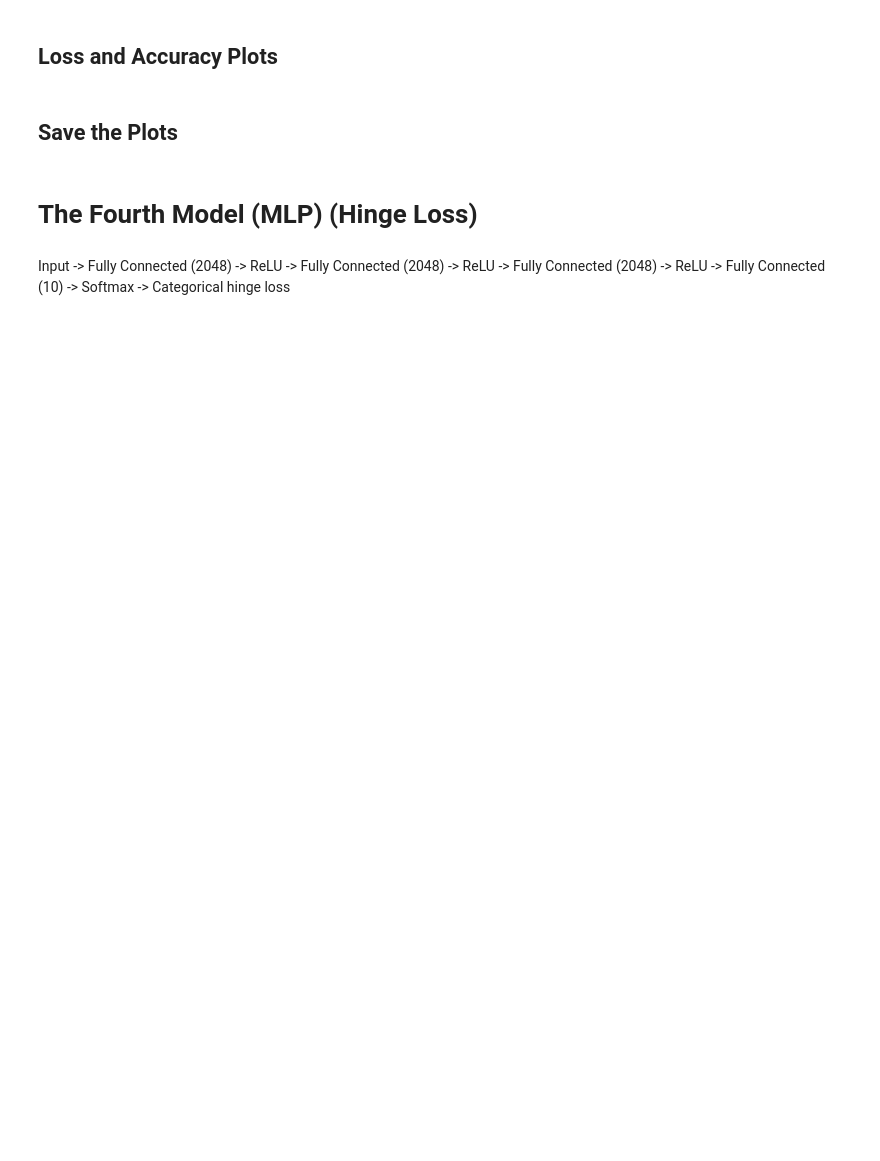
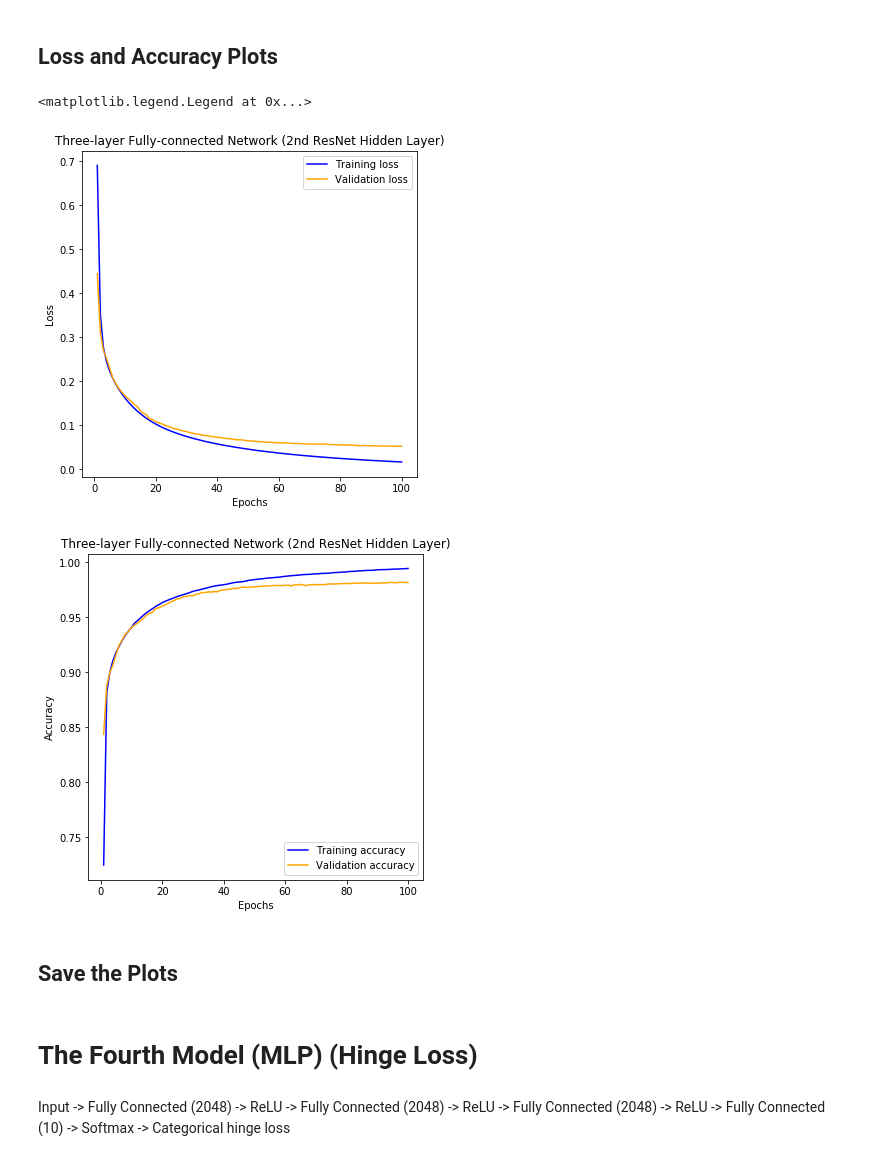
Before and after one commit to timlautk/BCD-for-DNNs, a Jupyter notebook: Keras/MNIST MLP Experiments.ipynb, the cells around one changed output. Saved outputs shown, nothing was run; the diff lists cells and outputs as text; code cells hidden in the pictures; blank space fills up the shorter version.

```diff
--- a/Keras/MNIST MLP Experiments.ipynb
+++ b/Keras/MNIST MLP Experiments.ipynb
@@ -330,31 +394,33 @@ print('Test accuracy:', score_3[1])
 # %%
 # Plot of Losses
 history_dict_3 = history_3.history
-# history_dict.keys()
 loss_values_3 = history_dict_3['loss']
 val_loss_values_3 = history_dict_3['val_loss']
 acc_values_3 = history_dict_3['acc']
 val_acc_values_3 = history_dict_3['val_acc']
 
 epochs_index = range(1,len(loss_values_3)+1)
 fig_loss_3 = plt.figure(figsize=(6, 6))
 plt.plot(epochs_index, loss_values_3, 'b', label='Training loss')
 plt.plot(epochs_index, val_loss_values_3, 'b', c='orange', label='Validation loss')
 plt.title('Three-layer Fully-connected Network (2nd ResNet Hidden Layer)')
 plt.xlabel('Epochs')
 plt.ylabel('Loss')
 plt.legend()
 
 
 # Plot of Accuracies
-plt.clf()
 fig_accuracy_3 = plt.figure(figsize=(6, 6))
 plt.plot(epochs_index,acc_values_3,'b', label='Training accuracy')
 plt.plot(epochs_index,val_acc_values_3,'b', c='orange', label='Validation accuracy')
 plt.title('Three-layer Fully-connected Network (2nd ResNet Hidden Layer)')
 plt.xlabel('Epochs')
 plt.ylabel('Accuracy')
 plt.legend()
+# %% [output]
+<matplotlib.legend.Legend at 0x...>
+[figure, added]
+[figure, added]
 # %% [markdown]
 ## Save the Plots
 # %%
```
Also changed, not shown: parts of 13 cells of this notebook.
